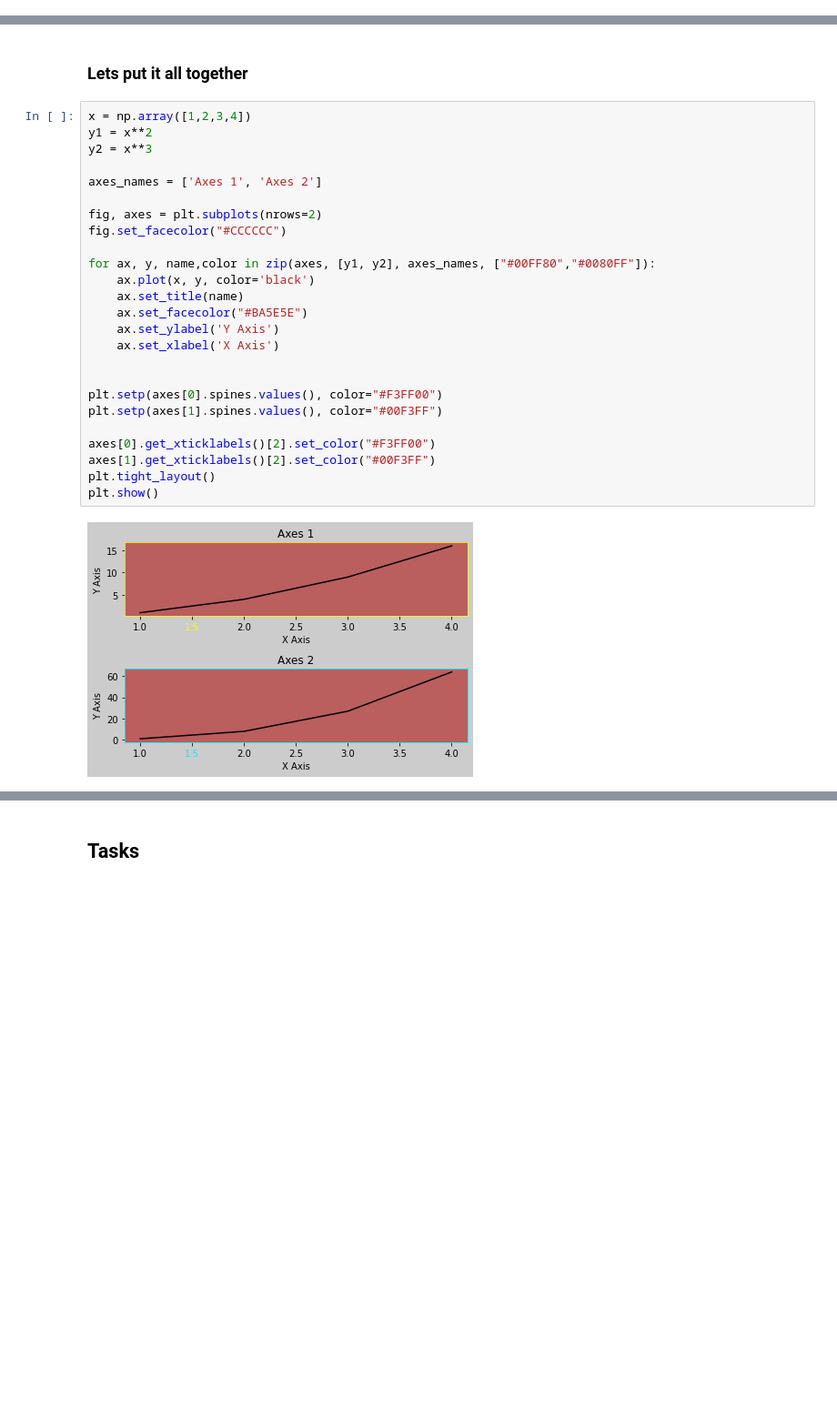
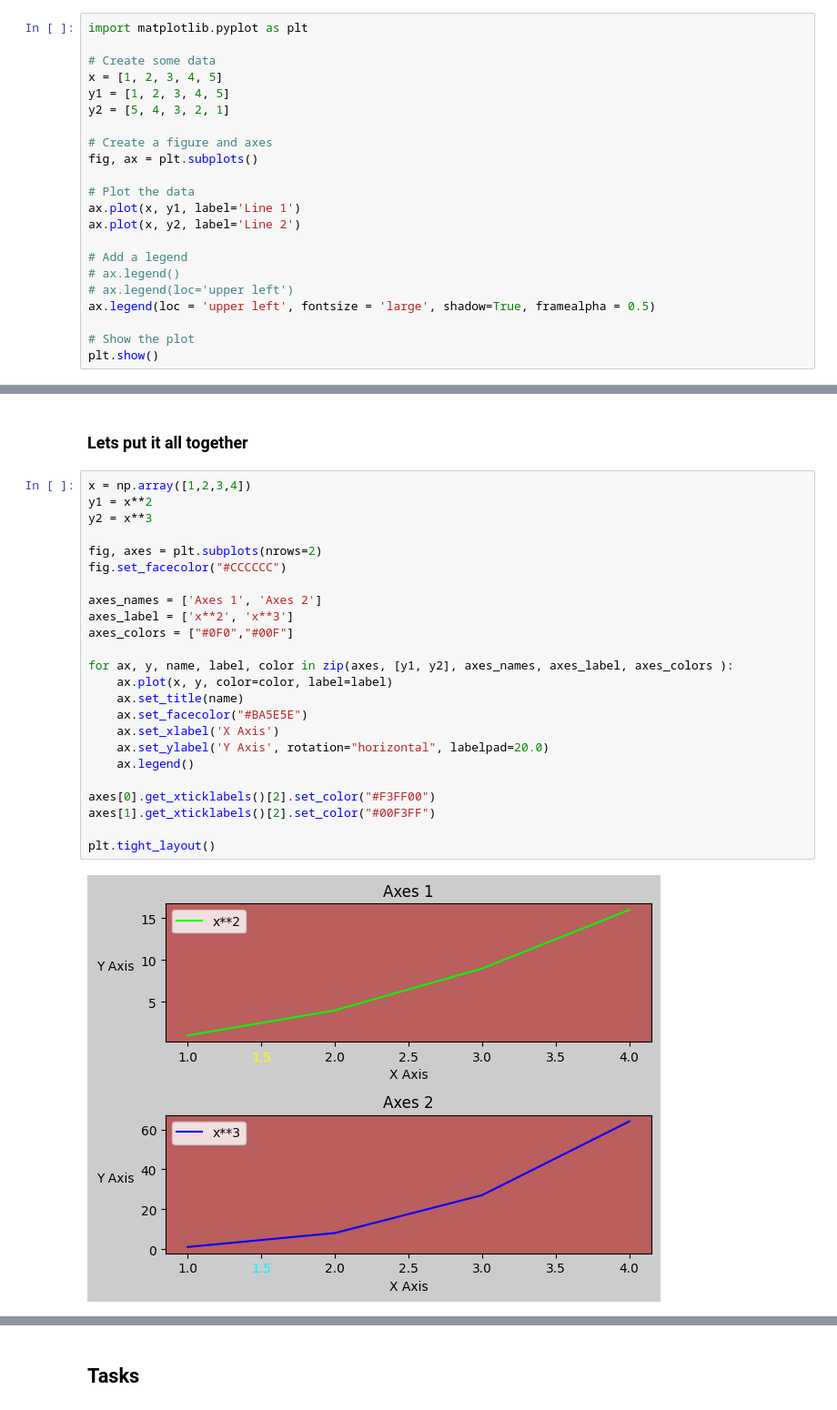
Before and after one commit to ProgressBG-Python-Course/JupyterNotebooksExamples, a Jupyter notebook: Notebooks/matplotlib_pandas_seaborn/matplotlib_intro.ipynb, the cells around one changed output, grey strips where cells are left out. Shown at 91% size. Cells and saved outputs as stored; diff of their text form; blank space fills up the shorter version.

```diff
--- a/Notebooks/matplotlib_pandas_seaborn/matplotlib_intro.ipynb
+++ b/Notebooks/matplotlib_pandas_seaborn/matplotlib_intro.ipynb
@@ -172,0 +234,22 @@ axes.get_xticklabels()[3].set_color("#F3FF00")
+# %%
+import matplotlib.pyplot as plt
+
+# Create some data
+x = [1, 2, 3, 4, 5]
+y1 = [1, 2, 3, 4, 5]
+y2 = [5, 4, 3, 2, 1]
+
+# Create a figure and axes
+fig, ax = plt.subplots()
+
+# Plot the data
+ax.plot(x, y1, label='Line 1')
+ax.plot(x, y2, label='Line 2')
+
+# Add a legend
+# ax.legend()
+# ax.legend(loc='upper left')
+ax.legend(loc = 'upper left', fontsize = 'large', shadow=True, framealpha = 0.5)
+
+# Show the plot
+plt.show()
@@ -175,27 +260,26 @@ axes.get_xticklabels()[3].set_color("#F3FF00")
 # %%
 x = np.array([1,2,3,4])
 y1 = x**2
 y2 = x**3
 
-axes_names = ['Axes 1', 'Axes 2']
-
 fig, axes = plt.subplots(nrows=2)
 fig.set_facecolor("#CCCCCC")
 
-for ax, y, name,color in zip(axes, [y1, y2], axes_names, ["#00FF80","#0080FF"]):
-    ax.plot(x, y, color='black')
+axes_names = ['Axes 1', 'Axes 2']
+axes_label = ['x**2', 'x**3']
+axes_colors = ["#0F0","#00F"]
+
+for ax, y, name, label, color in zip(axes, [y1, y2], axes_names, axes_label, axes_colors ):
+    ax.plot(x, y, color=color, label=label)
     ax.set_title(name)
     ax.set_facecolor("#BA5E5E")
-    ax.set_ylabel('Y Axis')
     ax.set_xlabel('X Axis')
-
-
-plt.setp(axes[0].spines.values(), color="#F3FF00")
-plt.setp(axes[1].spines.values(), color="#00F3FF")
+    ax.set_ylabel('Y Axis', rotation="horizontal", labelpad=20.0)
+    ax.legend()
 
 axes[0].get_xticklabels()[2].set_color("#F3FF00")
 axes[1].get_xticklabels()[2].set_color("#00F3FF")
+
 plt.tight_layout()
-plt.show()
 # %% [output]
-[figure, old version]
+[figure, new version]
```
Also changed, not shown: parts of 36 cells of this notebook, 4 other files.
